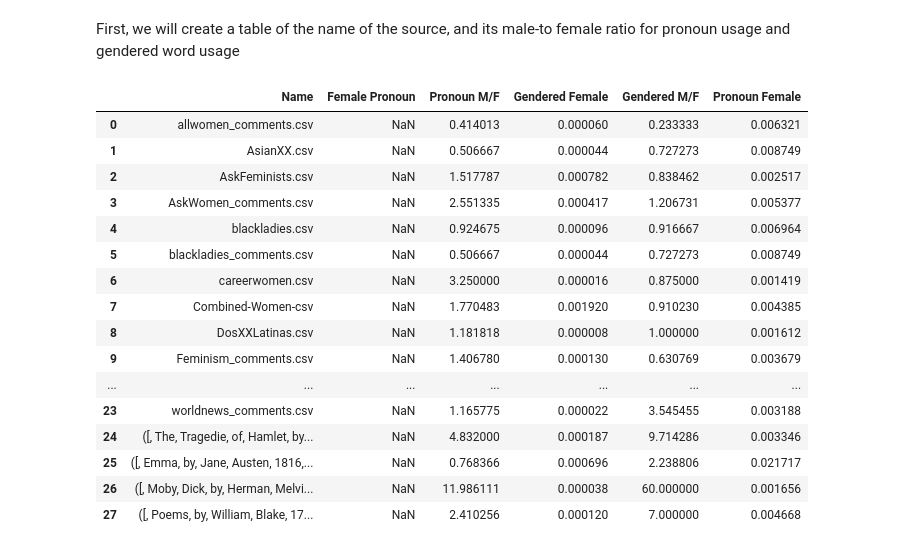
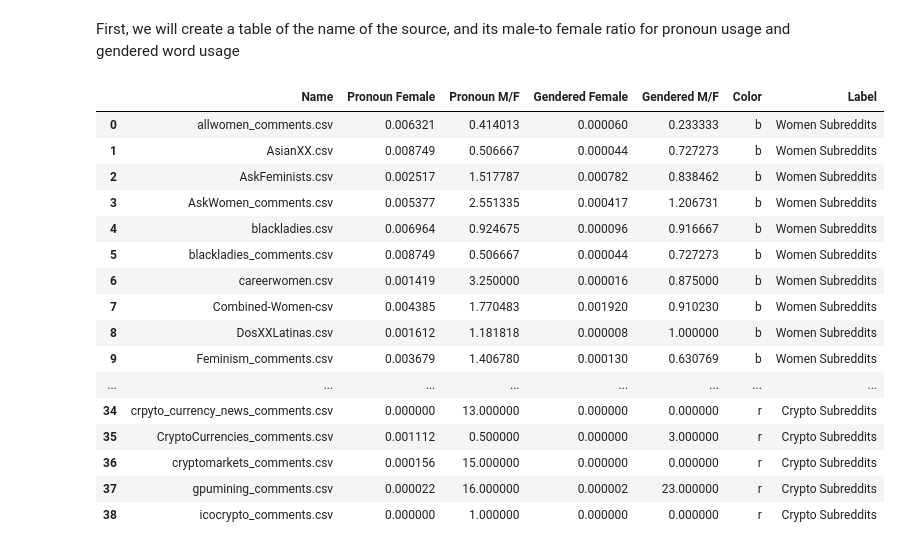
Before and after one commit to chas3stockwell/capstone, a Jupyter notebook: Capstone Group Graphs.ipynb, the cells around one changed output. Drawn from its saved outputs; the diff is of its cells as text; code cells hidden in the pictures.

```diff
--- a/Capstone Group Graphs.ipynb
+++ b/Capstone Group Graphs.ipynb
@@ -218,7 +226,12 @@ We will be conducting hypothesis tests to ensure that the male:female ratio for
 First, we will create a table of the name of the source, and its male-to female ratio for pronoun usage and gendered word usage
 # %%
 import os
-d = {'Name': [], 'Female Pronoun':[], 'Pronoun M/F': [], 'Gendered Female':[], 'Gendered M/F':[]}
+d = {'Name': [], 'Pronoun Female':[], 'Pronoun M/F': [], 'Gendered Female':[], 'Gendered M/F':[], 'Color':[], 'Label':[]}
+
+women_db = pd.DataFrame(data = d)
+pop_db = pd.DataFrame(data = d)
+texts_db = pd.DataFrame(data = d)
+crypto_db = pd.DataFrame(data = d)
 subreddit_db = pd.DataFrame(data = d)
 
 def addSubreddit(subreddit):
@@ -248,50 +261,66 @@ def addSubreddit(subreddit):
 
 def addText(txt_tokenized_text):
     txt_filtered_word_freq = nltk.FreqDist(txt_tokenized_text)
     txt_words = txt_filtered_word_freq.keys()
 
     txt_male = txt_filtered_word_freq['he'] + txt_filtered_word_freq['him'] + txt_filtered_word_freq['his']
     txt_female = txt_filtered_word_freq['she'] + txt_filtered_word_freq['her'] + txt_filtered_word_freq['hers']
 
     pronoun_ratio = txt_male / txt_female
     txt_gen = gendered_words(txt_filtered_word_freq.keys(), txt_filtered_word_freq)
 
     if txt_gen[1] == 0:
         gendered_ratio = txt_gen[0]
     else:
         gendered_ratio = txt_gen[0] / txt_gen[1]
 
     return (pronoun_ratio,  gendered_ratio, txt_female/len(txt_tokenized_text), txt_gen[1]/len(txt_tokenized_text))
 
 
 for filename in os.listdir('data/Comments/women_subreddit'):
     new_data = addSubreddit(pd.read_csv('data/Comments/women_subreddit/' + filename))
-    subreddit_db = subreddit_db.append({'Name': filename, 'Pronoun Female': new_data[2], 'Pronoun M/F': new_data[0], 'Gendered Female': new_data[3], 'Gendered M/F': new_data[1]}, ignore_index = True)
+    women_db = women_db.append({'Name': filename, 'Pronoun Female': new_data[2], 'Pronoun M/F': new_data[0],
+                                        'Gendered Female': new_data[3], 'Gendered M/F': new_data[1], 'Color': 'b', 'Label':'Women Subreddits'}, ignore_index = True)
+    subreddit_db = subreddit_db.append({'Name': filename, 'Pronoun Female': new_data[2], 'Pronoun M/F': new_data[0],
+                                        'Gendered Female': new_data[3], 'Gendered M/F': new_data[1], 'Color': 'b', 'Label':'Women Subreddits'}, ignore_index = True)
 
 for filename in os.listdir('data/Comments/popular_reddits'):
     new_data = addSubreddit(pd.read_csv('data/Comments/popular_reddits/' + filename))
-    subreddit_db = subreddit_db.append({'Name': filename, 'Pronoun Female': new_data[2], 'Pronoun M/F': new_data[0], 'Gendered Female': new_data[3], 'Gendered M/F': new_data[1]}, ignore_index = True)
+    pop_db = pop_db.append({'Name': filename, 'Pronoun Female': new_data[2], 'Pronoun M/F': new_data[0],
+                                        'Gendered Female': new_data[3], 'Gendered M/F': new_data[1], 'Color': 'y', 'Label': 'Popular Subreddits'}, ignore_index = True)
+    subreddit_db = subreddit_db.append({'Name': filename, 'Pronoun Female': new_data[2], 'Pronoun M/F': new_data[0],
+                                        'Gendered Female': new_data[3], 'Gendered M/F': new_data[1], 'Color': 'y', 'Label': 'Popular Subreddits'}, ignore_index = True)
 
 for filename in [nltk.corpus.gutenberg.words('shakespeare-hamlet.txt'), nltk.corpus.gutenberg.words('austen-emma.txt'), nltk.corpus.gutenberg.words('melville-moby_dick.txt'), nltk.corpus.gutenberg.words('blake-poems.txt')]:
     new_data = addText(filename)
-    subreddit_db = subreddit_db.append({'Name': filename, 'Pronoun Female': new_data[2], 'Pronoun M/F': new_data[0], 'Gendered Female': new_data[3], 'Gendered M/F': new_data[1]}, ignore_index = True)
+    texts_db = texts_db.append({'Name': filename, 'Pronoun Female': new_data[2], 'Pronoun M/F': new_data[0],
+                                        'Gendered Female': new_data[3], 'Gendered M/F': new_data[1], 'Color': 'g', 'Label': 'Sample Gutenberg Texts'}, ignore_index = True)
+    subreddit_db = subreddit_db.append({'Name': filename, 'Pronoun Female': new_data[2], 'Pronoun M/F': new_data[0],
+                                        'Gendered Female': new_data[3], 'Gendered M/F': new_data[1], 'Color': 'g', 'Label': 'Sample Gutenberg Texts'}, ignore_index = True)
+
+for filename in os.listdir('data/Comments/crypto_subreddit'):
+    new_data = addSubreddit(pd.read_csv('data/Comments/crypto_subreddit/' + filename))
+    crypto_db = crypto_db.append({'Name': filename, 'Pronoun Female': new_data[2], 'Pronoun M/F': new_data[0],
+                                        'Gendered Female': new_data[3], 'Gendered M/F': new_data[1], 'Color': 'r', 'Label': 'Crypto Subreddits'}, ignore_index = True)
+    subreddit_db = subreddit_db.append({'Name': filename, 'Pronoun Female': new_data[2], 'Pronoun M/F': new_data[0],
+                                        'Gendered Female': new_data[3], 'Gendered M/F': new_data[1], 'Color': 'r', 'Label': 'Crypto Subreddits'}, ignore_index = True)
 
 subreddit_db
 # %% [output]
-|  | Name | Female Pronoun | Pronoun M/F | Gendered Female | Gendered M/F | Pronoun Female |
-| 0 | allwomen_comments.csv | NaN | 0.414013 | 0.000060 | 0.233333 | 0.006321 |
-| 1 | AsianXX.csv | NaN | 0.506667 | 0.000044 | 0.727273 | 0.008749 |
-| 2 | AskFeminists.csv | NaN | 1.517787 | 0.000782 | 0.838462 | 0.002517 |
-| 3 | AskWomen_comments.csv | NaN | 2.551335 | 0.000417 | 1.206731 | 0.005377 |
-| 4 | blackladies.csv | NaN | 0.924675 | 0.000096 | 0.916667 | 0.006964 |
-| 5 | blackladies_comments.csv | NaN | 0.506667 | 0.000044 | 0.727273 | 0.008749 |
-| 6 | careerwomen.csv | NaN | 3.250000 | 0.000016 | 0.875000 | 0.001419 |
-| 7 | Combined-Women-csv | NaN | 1.770483 | 0.001920 | 0.910230 | 0.004385 |
-| 8 | DosXXLatinas.csv | NaN | 1.181818 | 0.000008 | 1.000000 | 0.001612 |
-| 9 | Feminism_comments.csv | NaN | 1.406780 | 0.000130 | 0.630769 | 0.003679 |
-| ... | ... | ... | ... | ... | ... | ... |
-| 23 | worldnews_comments.csv | NaN | 1.165775 | 0.000022 | 3.545455 | 0.003188 |
-| 24 | ([, The, Tragedie, of, Hamlet, by... | NaN | 4.832000 | 0.000187 | 9.714286 | 0.003346 |
-| 25 | ([, Emma, by, Jane, Austen, 1816,... | NaN | 0.768366 | 0.000696 | 2.238806 | 0.021717 |
-| 26 | ([, Moby, Dick, by, Herman, Melvi... | NaN | 11.986111 | 0.000038 | 60.000000 | 0.001656 |
-| 27 | ([, Poems, by, William, Blake, 17... | NaN | 2.410256 | 0.000120 | 7.000000 | 0.004668 |
+|  | Name | Pronoun Female | Pronoun M/F | Gendered Female | Gendered M/F | Color | Label |
+| 0 | allwomen_comments.csv | 0.006321 | 0.414013 | 0.000060 | 0.233333 | b | Women Subreddits |
+| 1 | AsianXX.csv | 0.008749 | 0.506667 | 0.000044 | 0.727273 | b | Women Subreddits |
+| 2 | AskFeminists.csv | 0.002517 | 1.517787 | 0.000782 | 0.838462 | b | Women Subreddits |
+| 3 | AskWomen_comments.csv | 0.005377 | 2.551335 | 0.000417 | 1.206731 | b | Women Subreddits |
+| 4 | blackladies.csv | 0.006964 | 0.924675 | 0.000096 | 0.916667 | b | Women Subreddits |
+| 5 | blackladies_comments.csv | 0.008749 | 0.506667 | 0.000044 | 0.727273 | b | Women Subreddits |
+| 6 | careerwomen.csv | 0.001419 | 3.250000 | 0.000016 | 0.875000 | b | Women Subreddits |
+| 7 | Combined-Women-csv | 0.004385 | 1.770483 | 0.001920 | 0.910230 | b | Women Subreddits |
+| 8 | DosXXLatinas.csv | 0.001612 | 1.181818 | 0.000008 | 1.000000 | b | Women Subreddits |
+| 9 | Feminism_comments.csv | 0.003679 | 1.406780 | 0.000130 | 0.630769 | b | Women Subreddits |
+| ... | ... | ... | ... | ... | ... | ... | ... |
+| 34 | crpyto_currency_news_comments.csv | 0.000000 | 13.000000 | 0.000000 | 0.000000 | r | Crypto Subreddits |
+| 35 | CryptoCurrencies_comments.csv | 0.001112 | 0.500000 | 0.000000 | 3.000000 | r | Crypto Subreddits |
+| 36 | cryptomarkets_comments.csv | 0.000156 | 15.000000 | 0.000000 | 0.000000 | r | Crypto Subreddits |
+| 37 | gpumining_comments.csv | 0.000022 | 16.000000 | 0.000002 | 23.000000 | r | Crypto Subreddits |
+| 38 | icocrypto_comments.csv | 0.000000 | 1.000000 | 0.000000 | 0.000000 | r | Crypto Subreddits |
```
Also changed, not shown: parts of 8 cells of this notebook.
